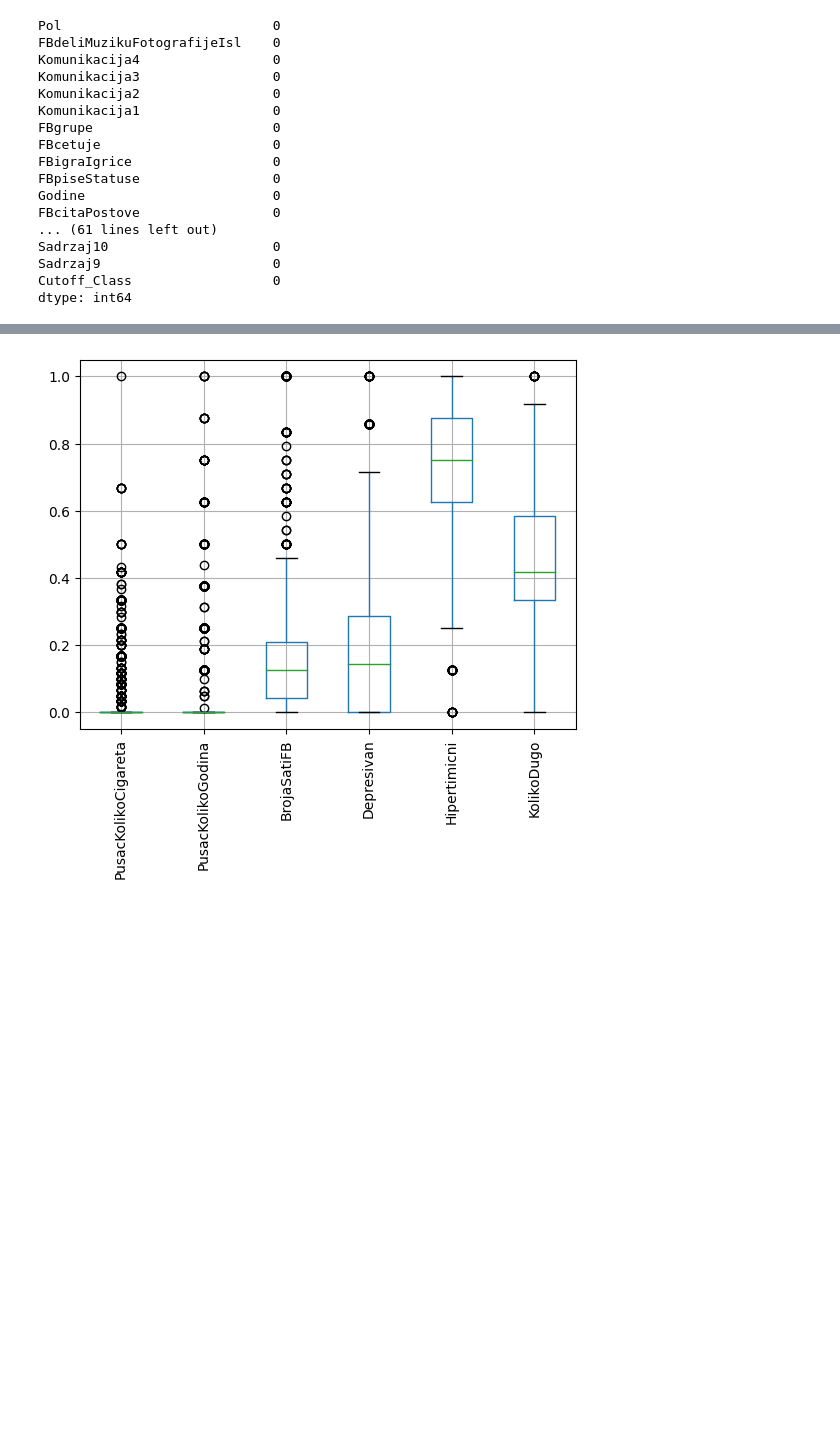
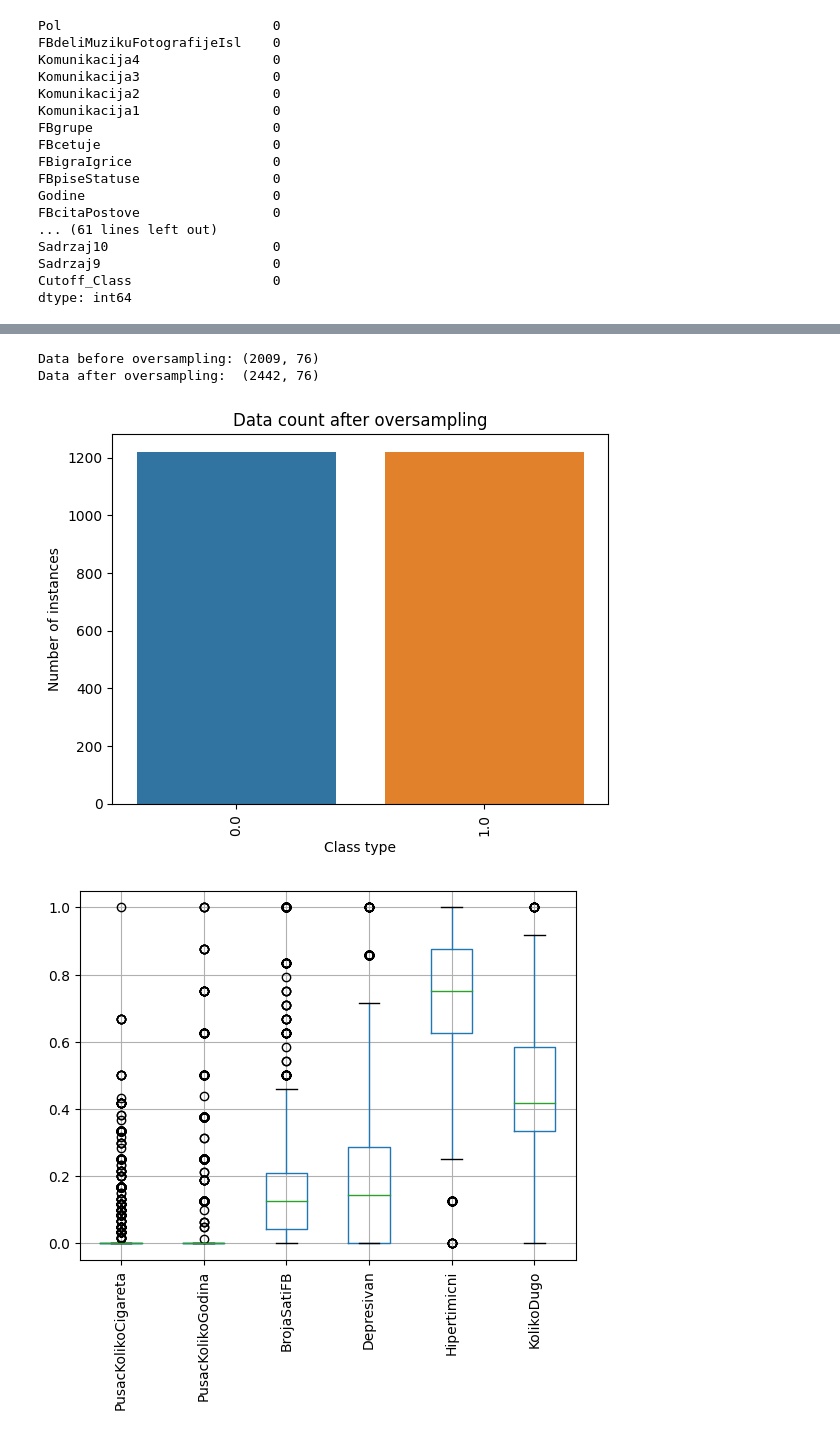
Before and after one commit to acast975/addiction, a Jupyter notebook: addiction_V4.ipynb, the cells around one changed output, grey strips where cells are left out. Cells and saved outputs as stored; diff of their text form; code cells hidden in the pictures; blank space fills up the shorter version.

Commit message:
Dodat oversampling i isolation forest za detekciju outliera

```diff
--- a/addiction_V3.ipynb
+++ b/addiction_V4.ipynb
@@ -262,3 +271,25 @@ plt.show()
+# %%
+#oversampling sa SMOTE tehnikom
+def oversampling(data):
+    oversample = SMOTE()
+    X_oversample, y_oversample = oversample.fit_resample(data[data.columns.difference(['Cutoff_Class'])], data['Cutoff_Class'])
+    data_frame = pd.DataFrame(X_oversample)
+    data_frame['Cutoff_Class'] = y_oversample
+    print('Data before oversampling:', data.shape)
+    print('Data after oversampling: ', X_oversample.shape)
+    count_oversample = X_oversample.groupby('Cutoff_Class').size().sort_values()
+    sns.barplot(x = labels, y = count_oversample, data = X_oversample)
+    plt.title('Data count after oversampling')
+    plt.xlabel('Class type')
+    plt.xticks(rotation=90)
+    plt.ylabel('Number of instances')
+    plt.show()
+    return data_frame
+new_data = oversampling(new_data)
+# %% [output]
+Data before oversampling: (2009, 76)
+Data after oversampling:  (2442, 76)
+[figure, added]
 # %%
 #pregled outlier vrednosti po kolonama
 #detekcija outliera pomocu iqr
```
Also changed, not shown: parts of 6 cells of this notebook, 2 other files.
